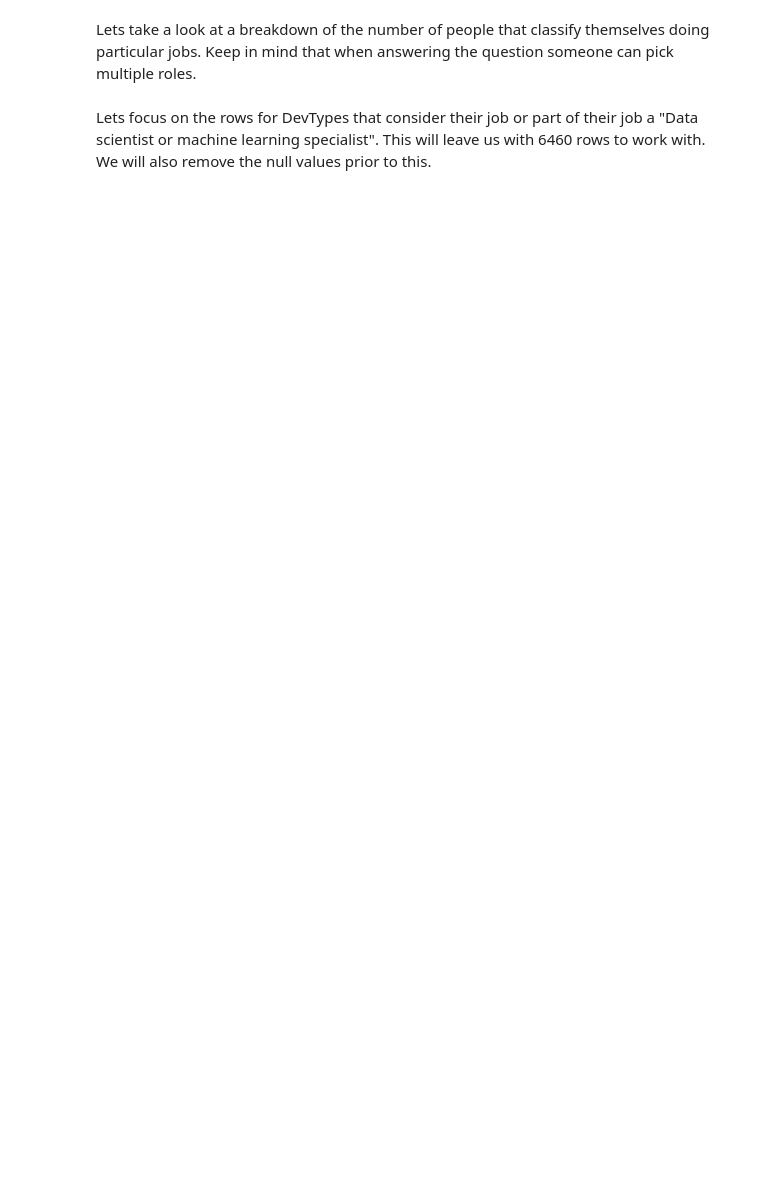
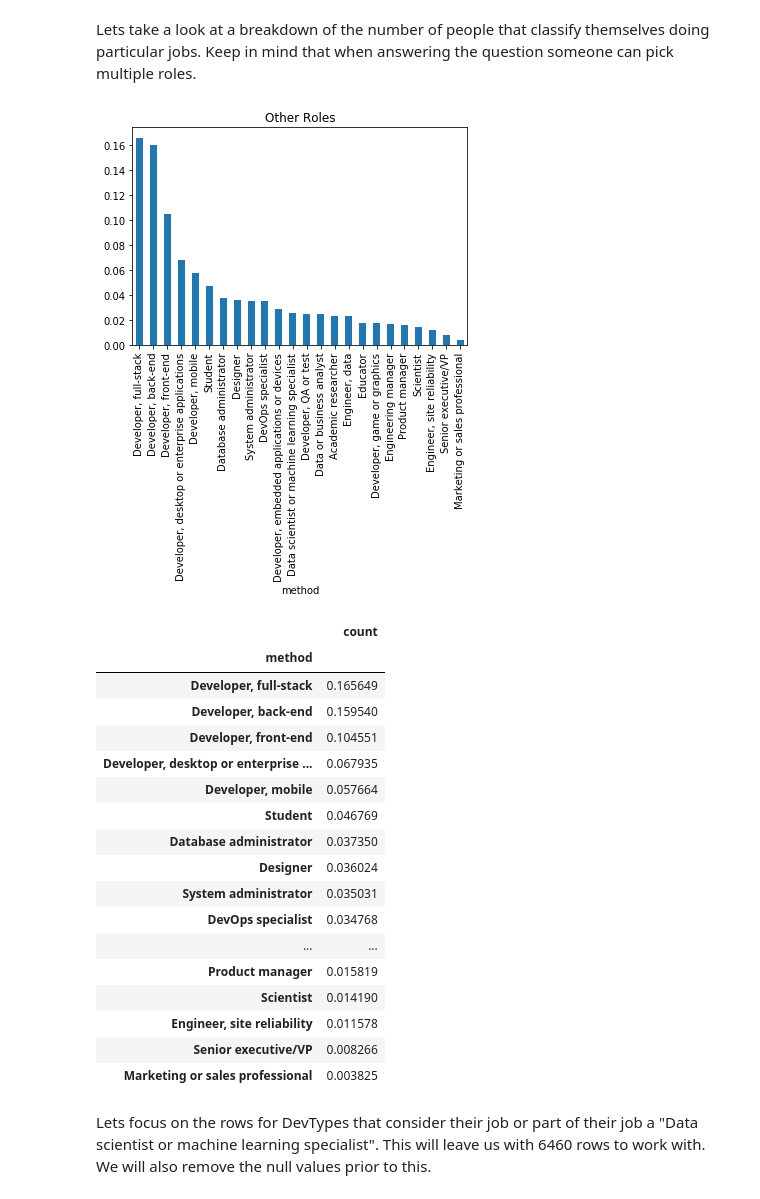
Before and after one commit to lilleboe/stackoverflow_research, a Jupyter notebook: research.ipynb, the cells around one changed output. Saved outputs shown, nothing was run; the diff lists cells and outputs as text; code cells hidden in the pictures; blank space fills up the shorter version.

Commit message:
Cleaned up comments, removed uneeded charts

```diff
--- a/research.ipynb
+++ b/research.ipynb
@@ -37,6 +45,26 @@ get_description('DevType', schema)
 Lets take a look at a breakdown of the number of people that classify themselves doing particular jobs.  Keep in mind that when answering the question someone can pick multiple roles.
 # %%
 list_values = count_lists(df, col='DevType', delim=';')
-props_df = clean_and_plot(df, list_values, col='DevType', title='Other Roles')
+clean_and_plot(df, list_values, col='DevType', title='Other Roles')
+# %% [output]
+[figure, added]
+|  | count |
+| method |  |
+| Developer, full-stack | 0.165649 |
+| Developer, back-end | 0.159540 |
+| Developer, front-end | 0.104551 |
+| Developer, desktop or enterprise ... | 0.067935 |
+| Developer, mobile | 0.057664 |
+| Student | 0.046769 |
+| Database administrator | 0.037350 |
+| Designer | 0.036024 |
+| System administrator | 0.035031 |
+| DevOps specialist | 0.034768 |
+| ... | ... |
+| Product manager | 0.015819 |
+| Scientist | 0.014190 |
+| Engineer, site reliability | 0.011578 |
+| Senior executive/VP | 0.008266 |
+| Marketing or sales professional | 0.003825 |
 # %% [markdown]
 Lets focus on the rows for DevTypes that consider their job or part of their job a "Data scientist or machine learning specialist".  This will leave us with 6460 rows to work with. We will also remove the null values prior to this.
```
Also changed, not shown: parts of 93 cells of this notebook.
